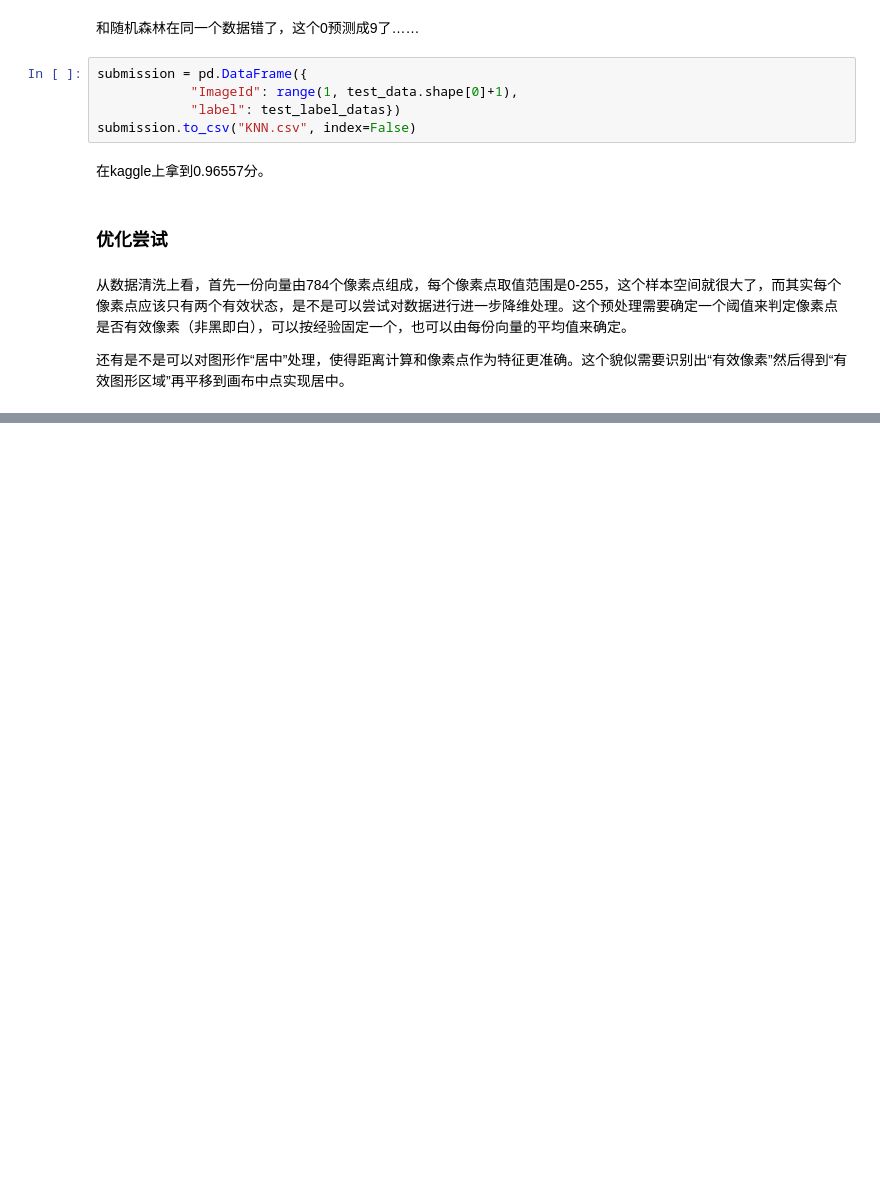
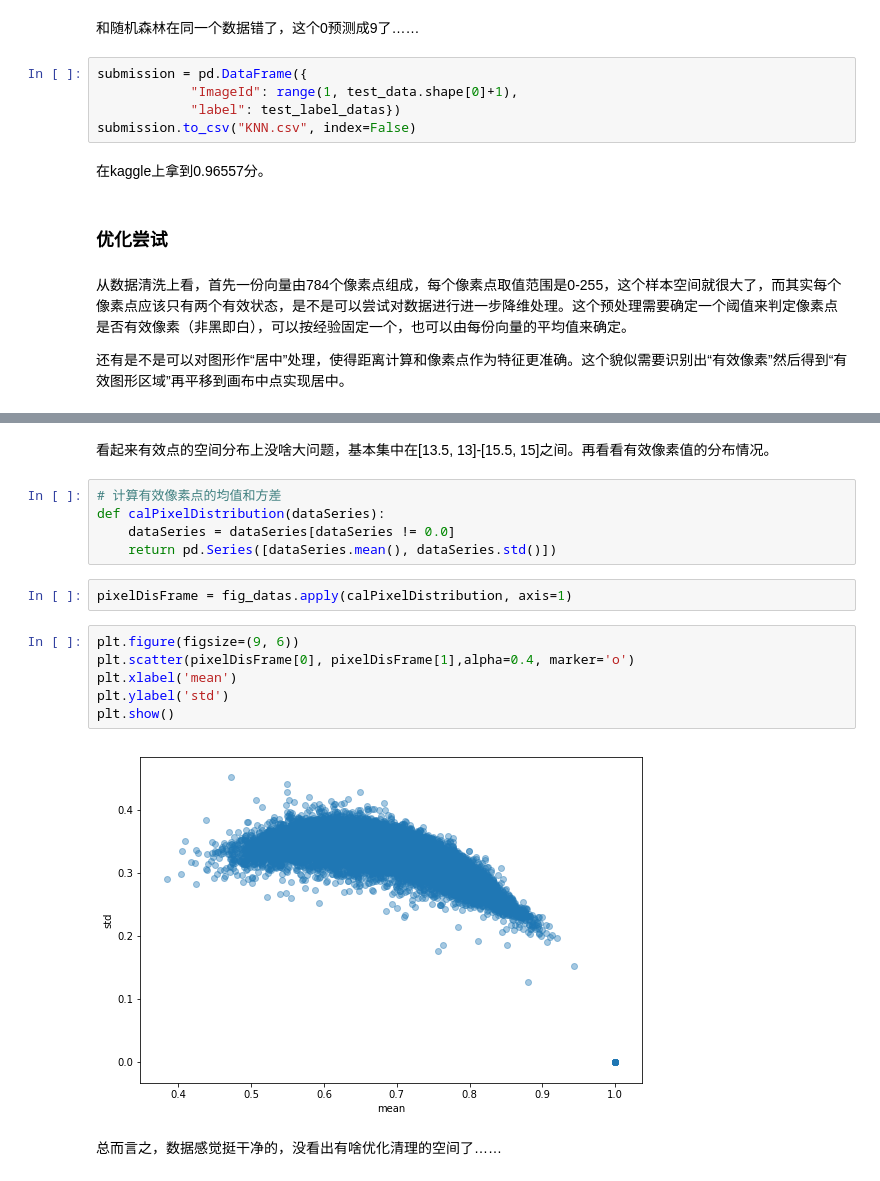
Before and after one commit to youlingman/ML-Playground, a Jupyter notebook: Digit Recognizer/digit-recognizer .ipynb, the cells around one changed output, grey strips where cells are left out. Cells and saved outputs as stored; diff of their text form; blank space fills up the shorter version.

```diff
--- a/Digit Recognizer/digit-recognizer .ipynb
+++ b/Digit Recognizer/digit-recognizer .ipynb
@@ -169,0 +152,19 @@ plt.show()
+# %% [markdown]
+看起来有效点的空间分布上没啥大问题，基本集中在[13.5, 13]-[15.5, 15]之间。再看看有效像素值的分布情况。
+# %%
+# 计算有效像素点的均值和方差
+def calPixelDistribution(dataSeries):
+    dataSeries = dataSeries[dataSeries != 0.0]
+    return pd.Series([dataSeries.mean(), dataSeries.std()])
+# %%
+pixelDisFrame = fig_datas.apply(calPixelDistribution, axis=1)
+# %%
+plt.figure(figsize=(9, 6))
+plt.scatter(pixelDisFrame[0], pixelDisFrame[1],alpha=0.4, marker='o')
+plt.xlabel('mean')
+plt.ylabel('std')
+plt.show()
+# %% [output]
+[figure, added]
+# %% [markdown]
+总而言之，数据感觉挺干净的，没看出有啥优化清理的空间了……
```
Also changed, not shown: parts of 4 cells of this notebook.
